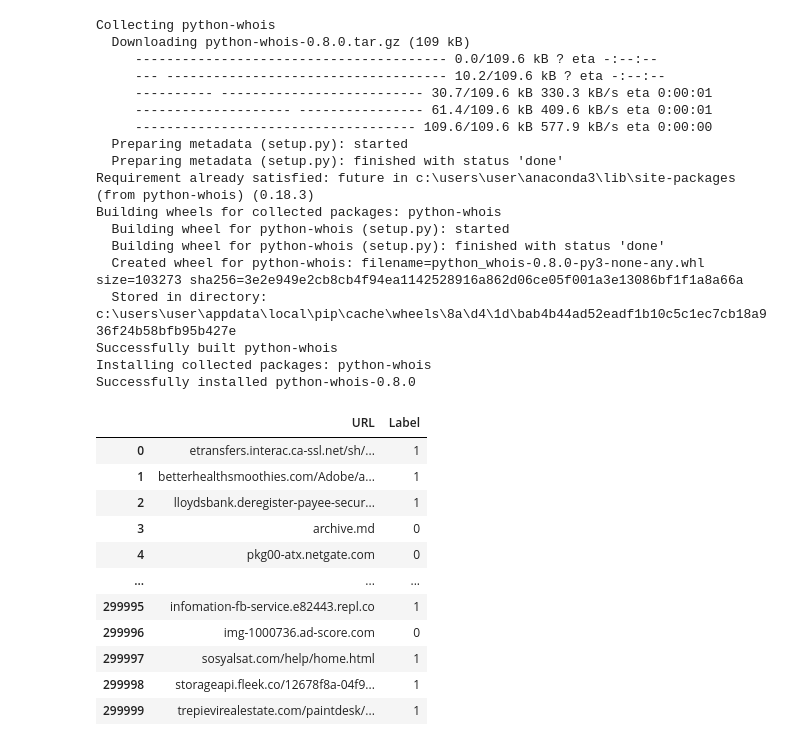
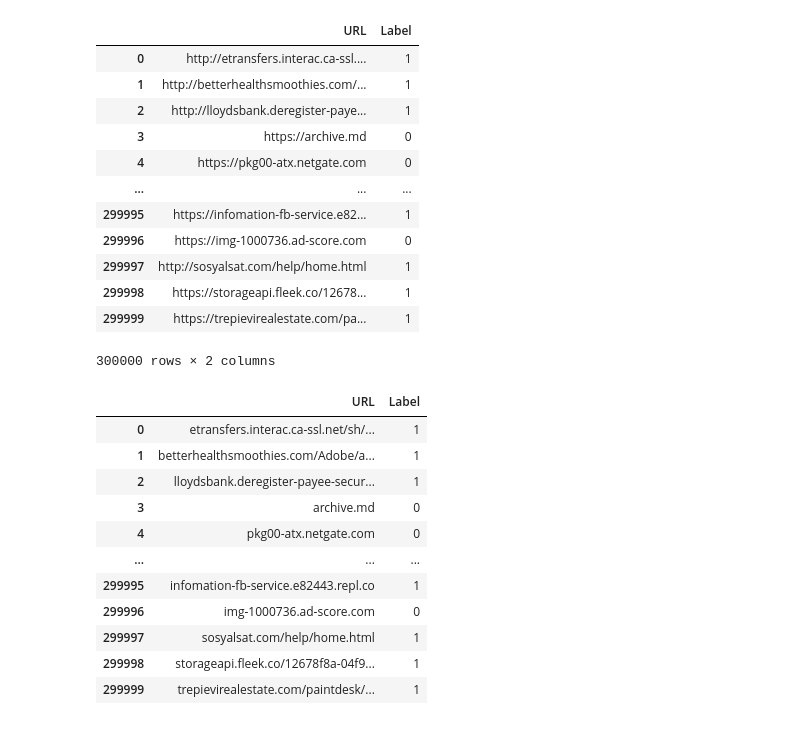
Before and after one commit to YuvalYurzd/url_classification, a Jupyter notebook: url_classification.ipynb, the cells around one changed output. Drawn from its saved outputs; the diff is of its cells as text; code cells hidden in the pictures.

```diff
--- a/url_classification.ipynb
+++ b/url_classification.ipynb
@@ -29,9 +29,15 @@ df = df.reset_index(drop=True)
 
 url_column_name = 'URL'  # Replace with your actual column name
 
-# Remove 'http://' and 'https://' from all URLs
-df[url_column_name] = df[url_column_name].str.replace('http://', '', regex=False)
-df[url_column_name] = df[url_column_name].str.replace('https://', '', regex=False)
+# Function to concatenate "https://" to URLs labeled with 0
+def add_https(url, label):
+    if label == 0:
+        return "https://" + url
+    else:
+        return url
+
+# Apply the function to the URL column
+df[url_column_name] = df.apply(lambda row: add_https(row[url_column_name], row['Label']), axis=1)
 
 
 # Separate the dataset into malicious and benign
@@ -52,26 +58,21 @@ balanced_df = balanced_df.sample(frac=1, random_state=42).reset_index(drop=True)
 
 # Now, balanced_df contains the balanced dataset ready for further processing
 # %%
-!pip install python-whois
+balanced_df
 # %% [output]
+|  | URL | Label |
+| 0 | http://etransfers.interac.ca-ssl.... | 1 |
+| 1 | http://betterhealthsmoothies.com/... | 1 |
+| 2 | http://lloydsbank.deregister-paye... | 1 |
+| 3 | https://archive.md | 0 |
+| 4 | https://pkg00-atx.netgate.com | 0 |
+| ... | ... | ... |
+| 299995 | https://infomation-fb-service.e82... | 1 |
+| 299996 | https://img-1000736.ad-score.com | 0 |
+| 299997 | http://sosyalsat.com/help/home.html | 1 |
+| 299998 | https://storageapi.fleek.co/12678... | 1 |
+| 299999 | https://trepievirealestate.com/pa... | 1 |
-Collecting python-whois
-  Downloading python-whois-0.8.0.tar.gz (109 kB)
-     ---------------------------------------- 0.0/109.6 kB ? eta -:--:--
-     --- ------------------------------------ 10.2/109.6 kB ? eta -:--:--
-     ---------- -------------------------- 30.7/109.6 kB 330.3 kB/s eta 0:00:01
-     -------------------- ---------------- 61.4/109.6 kB 409.6 kB/s eta 0:00:01
-     ------------------------------------ 109.6/109.6 kB 577.9 kB/s eta 0:00:00
-  Preparing metadata (setup.py): started
-  Preparing metadata (setup.py): finished with status 'done'
-Requirement already satisfied: future in c:\users\user\anaconda3\lib\site-packages (from python-whois) (0.18.3)
-Building wheels for collected packages: python-whois
-  Building wheel for python-whois (setup.py): started
-  Building wheel for python-whois (setup.py): finished with status 'done'
-  Created wheel for python-whois: filename=python_whois-0.8.0-py3-none-any.whl size=103273 sha256=3e2e949e2cb8cb4f94ea1142528916a862d06ce05f001a3e13086bf1f1a8a66a
-  Stored in directory: c:\users\user\appdata\local\pip\cache\wheels\8a\d4\1d\bab4b44ad52eadf1b10c5c1ec7cb18a936f24b58bfb95b427e
-Successfully built python-whois
-Installing collected packages: python-whois
-Successfully installed python-whois-0.8.0
+300000 rows × 2 columns
 # %%
 balanced_df
 # %% [output]
```
Also changed, not shown: parts of 4 cells of this notebook.
